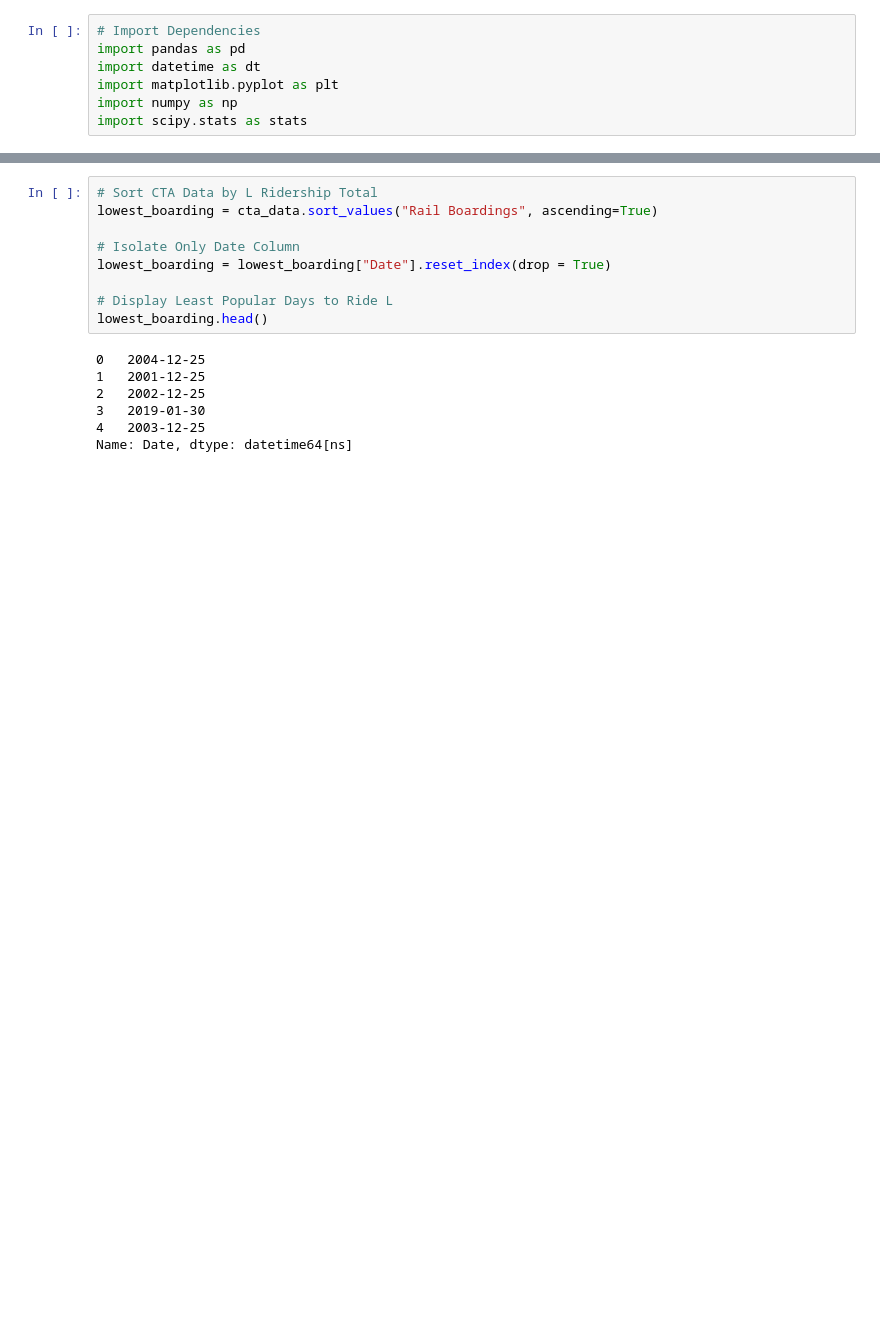
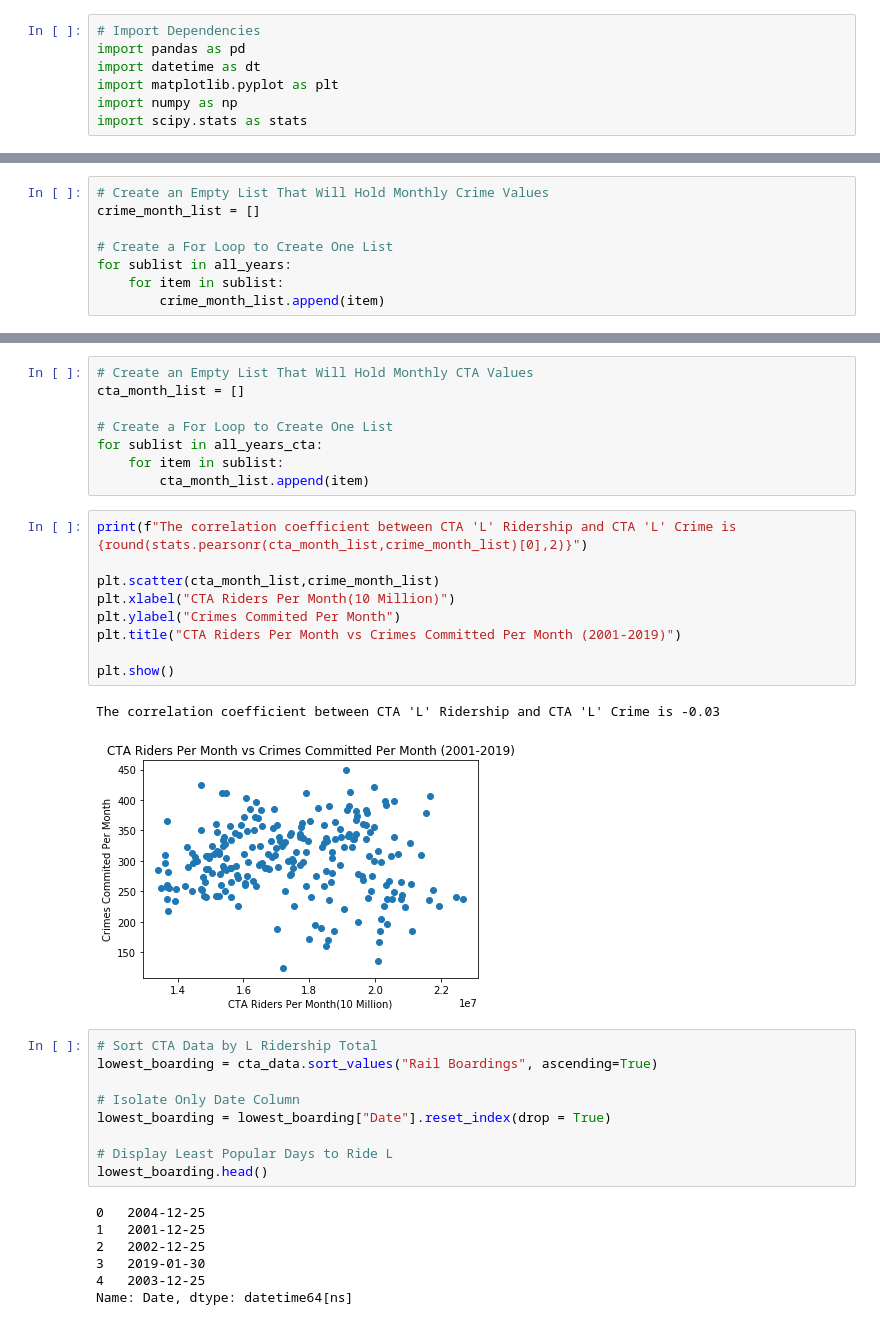
Before and after one commit to o0oo000o0o0o/Project-1, a Jupyter notebook: project.ipynb, the cells around one changed output, grey strips where cells are left out. Cells and saved outputs as stored; diff of their text form; blank space fills up the shorter version.

Commit message:
add correlation information

```diff
--- a/project.ipynb
+++ b/project.ipynb
@@ -293,0 +143,8 @@ january_2001
+# %%
+# Create an Empty List That Will Hold Monthly Crime Values
+crime_month_list = []
+
+# Create a For Loop to Create One List
+for sublist in all_years:
+    for item in sublist:
+        crime_month_list.append(item)
@@ -294,3 +264,23 @@ january_2001
+# %%
+# Create an Empty List That Will Hold Monthly CTA Values
+cta_month_list = []
+
+# Create a For Loop to Create One List
+for sublist in all_years_cta:
+    for item in sublist:
+        cta_month_list.append(item)
+# %%
+print(f"The correlation coefficient between CTA 'L' Ridership and CTA 'L' Crime is {round(stats.pearsonr(cta_month_list,crime_month_list)[0],2)}")
+
+plt.scatter(cta_month_list,crime_month_list)
+plt.xlabel("CTA Riders Per Month(10 Million)")
+plt.ylabel("Crimes Commited Per Month")
+plt.title("CTA Riders Per Month vs Crimes Committed Per Month (2001-2019)")
+
+plt.show()
+# %% [output]
+The correlation coefficient between CTA 'L' Ridership and CTA 'L' Crime is -0.03
+[figure, added]
 # %%
 # Sort CTA Data by L Ridership Total
 lowest_boarding = cta_data.sort_values("Rail Boardings", ascending=True)
```
Also changed, not shown: parts of 22 cells of this notebook, 9 other files.
